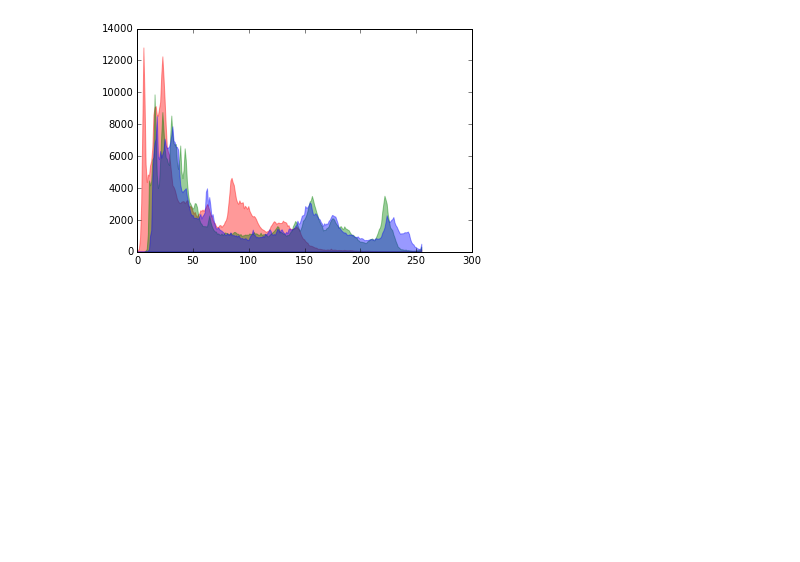
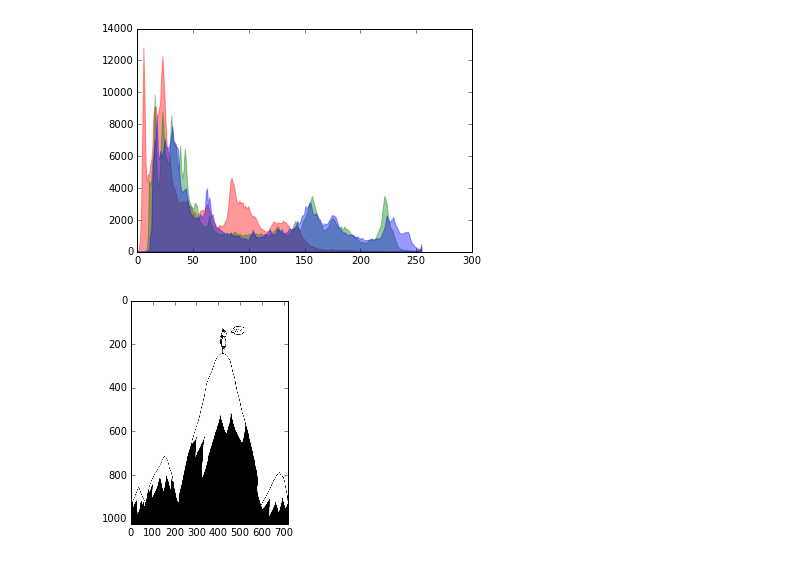
Before and after one commit to alexjohnson505/skimage-tutorials, a Jupyter notebook: CS4300_Assignment02_AlexJohnson.ipynb, the cells around one changed output. Drawn from its saved outputs; the diff is of its cells as text; code cells hidden in the pictures; blank space fills up the shorter version.

Commit message:
Image thresholding

```diff
--- a/CS4300_Assignment02_AlexJohnson.ipynb
+++ b/CS4300_Assignment02_AlexJohnson.ipynb
@@ -49,5 +49,6 @@ histogram(robot)
 # %% [output]
 [figure]
 # %%
-# Display Thresholded versions of images
-# plt.imshow(image, cmap=cm.gray, interpolation='nearest');
+plt.imshow(mountain, cmap=cm.gray, interpolation='nearest');
+# %% [output]
+[figure, added]
```
Also changed, not shown: parts of 5 cells of this notebook.
